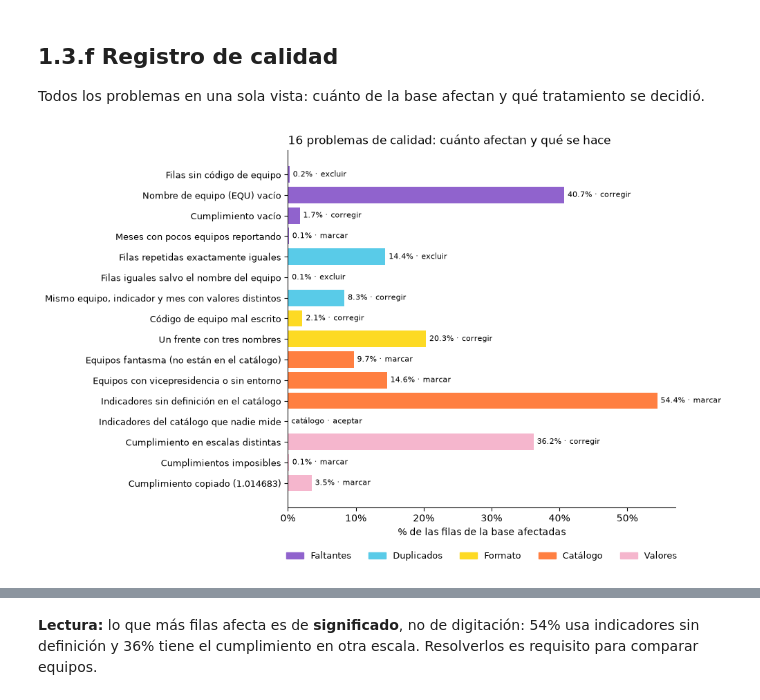
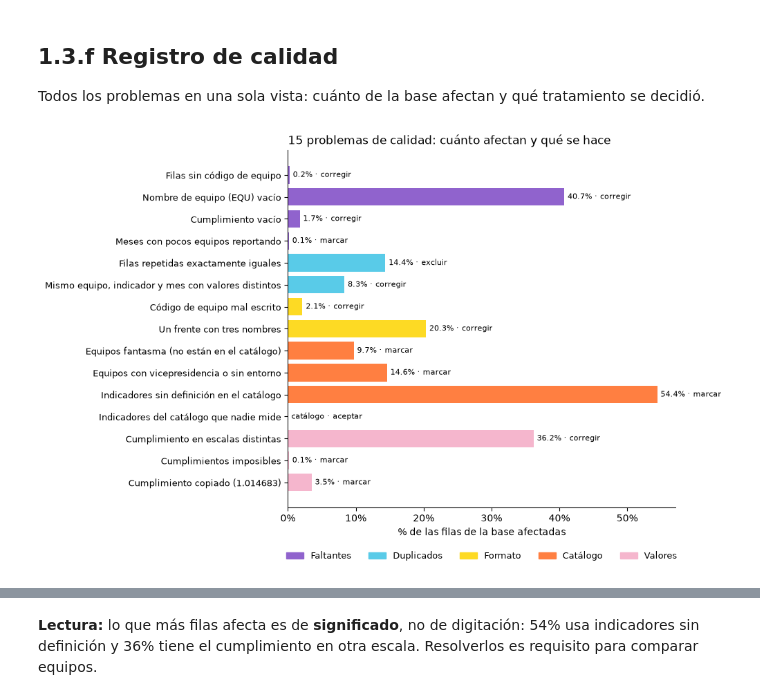
Before and after one commit to santiagoneusa/cib-de-technical-interview, a Jupyter notebook: 1_experimentacion/notebooks/1_3_evaluacion_calidad.ipynb, the cells around one changed output, grey strips where cells are left out. Cells and saved outputs as stored; diff of their text form; code cells hidden in the pictures.

Commit message:
1.3: las filas sin código se corrigen desde el nombre; se quita el falso duplicado 'igual salvo el nombre' (15 problemas)
Co-Authored-By: Claude Opus 5.5 <noreply@anthropic.com>

```diff
--- a/1_experimentacion/notebooks/1_3_evaluacion_calidad.ipynb
+++ b/1_experimentacion/notebooks/1_3_evaluacion_calidad.ipynb
@@ -112,12 +112,11 @@ Cada fila se clasifica una sola vez: copia exacta de otra, igual salvo el nombre
 # %%
 COLUMNAS = ["Frente", "Corte", "Codigo_EQU", "EQU", "Indicador", "Resultado", "Meta", "Cumplimiento"]
 LLAVE = ["Frente", "Corte", "codigo_equipo", "Indicador"]
-TIPOS = {"Sin duplicado": GRIS_CLARO, "Copia exacta": AZUL, "Igual salvo el nombre (EQU)": ROSADO,
+TIPOS = {"Sin duplicado": GRIS_CLARO, "Copia exacta": AZUL,
          "Misma llave: respuestas de encuesta": MORADO, "Misma llave, valor distinto": NARANJA}
 
 tipo_duplicado = pd.Series("Sin duplicado", index=kpis.index)
 tipo_duplicado[kpis.duplicated(COLUMNAS)] = "Copia exacta"
-tipo_duplicado[(tipo_duplicado == "Sin duplicado") & kpis.duplicated(LLAVE + ["Resultado", "Meta", "Cumplimiento"])] = "Igual salvo el nombre (EQU)"
 pendientes = kpis[(tipo_duplicado == "Sin duplicado") & kpis["codigo_equipo"].notna()]
 en_conflicto = pendientes.index[pendientes.duplicated(LLAVE, keep=False)]
 es_encuesta = (kpis["Corte"] == "202502") & kpis["Indicador"].isin(["Percepción", "Adopción"])
@@ -261,6 +260,9 @@ plt.show()
 
 Todos los problemas en una sola vista: cuánto de la base afectan y qué tratamiento se decidió.
 # %%
+# Las filas sin código sí traen el nombre del equipo, y cada nombre corresponde a un solo código
+codigos_por_nombre = kpis.dropna(subset=["codigo_equipo", "EQU"]).groupby("EQU")["codigo_equipo"].nunique()
+sin_codigo_recuperable = kpis["codigo_equipo"].isna() & kpis["EQU"].isin(codigos_por_nombre.index[codigos_por_nombre == 1])
 copias = tipo_duplicado == "Copia exacta"
 mes_copias = kpis.loc[copias, "Corte"].value_counts()
 conflicto = tipo_duplicado.str.startswith("Misma llave")
@@ -268,8 +270,9 @@ encuesta = tipo_duplicado == "Misma llave: respuestas de encuesta"
 activos = kpis.loc[ubicacion == "Fantasma activo", "codigo_equipo"].nunique()
 
 registro = pd.DataFrame([
-    ("Faltantes", "Filas sin código de equipo", vacios["Codigo_EQU"], pct(vacios["Codigo_EQU"], TOTAL),
-     "La medición no se puede asignar a ningún equipo ni entorno.", "excluir"),
+    ("Faltantes", "Filas sin código de equipo", vacios["Codigo_EQU"],
+     f"{pct(vacios['Codigo_EQU'], TOTAL)}; {sin_codigo_recuperable.sum()} tienen un nombre que corresponde a un solo código",
+     "Sin código la medición no se asigna a ningún equipo ni entorno.", "corregir (tomar el código del nombre del equipo)"),
     ("Faltantes", "Nombre de equipo (EQU) vacío", vacios["EQU"], pct(vacios["EQU"], TOTAL),
      "Reportes sin nombre legible; el código sí está.", "corregir (tomar el nombre del catálogo o de otras filas del mismo código)"),
     ("Faltantes", "Cumplimiento vacío", sin_cumplimiento.sum(),
@@ -281,9 +284,6 @@ registro = pd.DataFrame([
     ("Duplicados", "Filas repetidas exactamente iguales", copias.sum(),
      f"{pct(copias.sum(), TOTAL)}; {mes_copias.iloc[0] / copias.sum():.0%} están en {mes_copias.index[0]}",
      "Cuentan doble a algunos equipos y meses e inflan promedios.", "excluir (se deja una)"),
-    ("Duplicados", "Filas iguales salvo el nombre del equipo", conteo["Igual salvo el nombre (EQU)"],
-     f"{conteo['Igual salvo el nombre (EQU)']} filas: misma medición, una con EQU vacío",
-     "Igual que las copias exactas.", "excluir (se deja la que tiene nombre)"),
     ("Duplicados", "Mismo equipo, indicador y mes con valores distintos", conflicto.sum(),
      f"{conflicto.sum():,} filas; {encuesta.sum()} son respuestas individuales de encuesta (Percepción/Adopción 202502)",
      "No hay un único valor oficial del mes y los equipos con más respuestas pesan más.",
@@ -311,34 +311,34 @@ registro = pd.DataFrame([
      f"{len(sin_equipos)} de {len(cat_indicadores)}: {', '.join(sin_equipos['Indicador'])} (misma definición)",
      "Catálogo desactualizado o índice consolidado que no llega a la base.", "aceptar y reportar"),
     ("Valores", "Cumplimiento en escalas distintas", encuestas.sum(),
      f"{pct(encuestas.sum(), TOTAL)}; las encuestas reportan el puntaje, no el % de la meta "
      f"(mediana {kpis.loc[encuestas, 'Cumplimiento'].median():.1f} vs {kpis.loc[~encuestas, 'Cumplimiento'].median():.1f})",
      "Promediar cumplimientos favorece 4 veces a los equipos medidos por encuesta.", "corregir (cumplimiento = Resultado / Meta)"),
     ("Valores", "Cumplimientos imposibles", extremos.sum(),
      pct(extremos.sum(), TOTAL) + "; " + ", ".join(f"{i} hasta {v:,.0f}" for i, v in mayor_extremo.items()),
      "Una sola fila extrema domina cualquier promedio.", "marcar y excluir del análisis"),
     ("Valores", "Cumplimiento copiado (1.014683)", copiado.sum(),
      f"{pct(copiado.sum(), TOTAL)} en {', '.join(kpis.loc[copiado, 'Indicador'].unique())}, "
      f"con {kpis.loc[copiado, 'Resultado'].nunique()} resultados distintos",
      "Parece un valor por defecto copiado, no una medición.", "marcar y excluir del análisis"),
 ], columns=["categoria", "problema", "filas_afectadas", "evidencia", "impacto", "tratamiento"])
 
 orden = registro.iloc[::-1]
 fig, ax = plt.subplots(figsize=(10, 6.5))
 ax.barh(range(len(orden)), orden["filas_afectadas"] / TOTAL, color=orden["categoria"].map(CATEGORIAS))
 for i, fila in enumerate(orden.itertuples()):
     texto = f"{fila.filas_afectadas / TOTAL:.1%}" if fila.filas_afectadas else "catálogo"
     ax.text(fila.filas_afectadas / TOTAL + 0.005, i, f"{texto} · {fila.tratamiento.split(' ')[0]}", va="center", fontsize=8)
 ax.set_yticks(range(len(orden)), orden["problema"], fontsize=9)
 ax.xaxis.set_major_formatter(lambda x, _: f"{x:.0%}")
 ax.set_xlabel("% de las filas de la base afectadas")
 leyenda(ax, CATEGORIAS, y=-0.1)
 ax.set_title(f"{len(registro)} problemas de calidad: cuánto afectan y qué se hace", loc="left")
 limpiar_ejes(ax)
 plt.tight_layout()
 plt.show()
 # %% [output]
-[figure, old version]
+[figure, new version]
 # %%
 # Registro completo con la categoría como etiqueta de color
 tabla = registro[["categoria", "problema", "evidencia", "impacto", "tratamiento"]]
```
Also changed, not shown: parts of 3 cells of this notebook, 3 other files.
